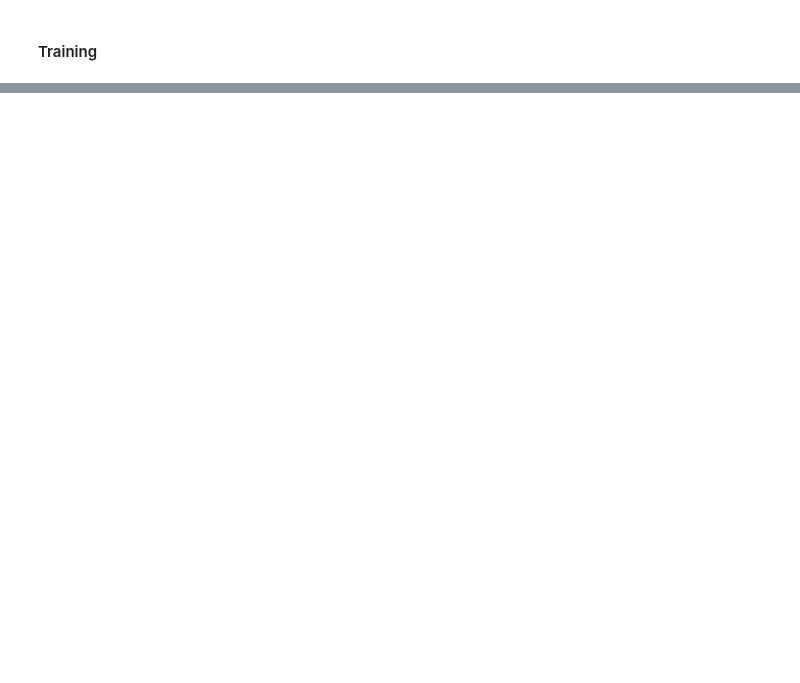
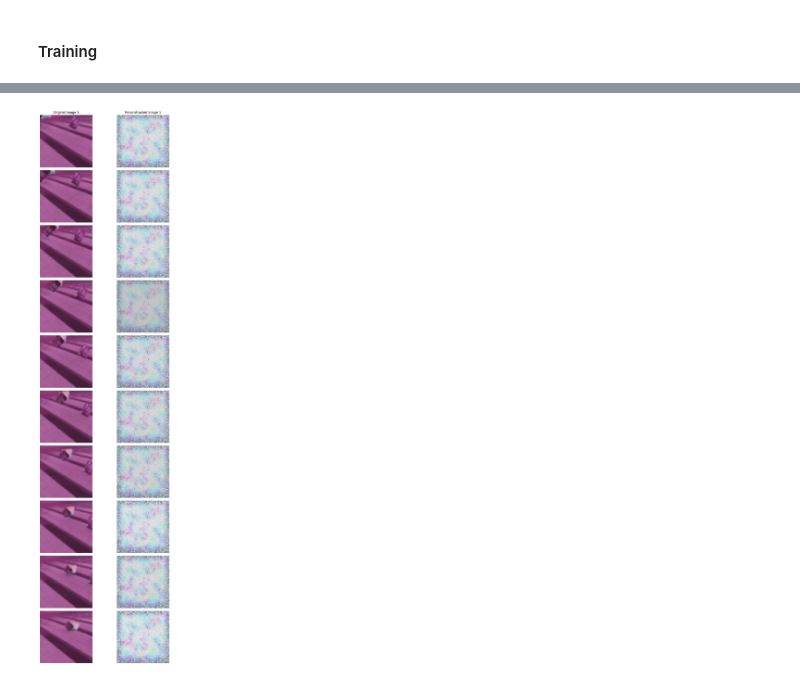
Before and after one commit to MasHBRS/VideoTracker, a Jupyter notebook: src/demo/ViT_Full_Transformer_Demo.ipynb, the cells around one changed output, grey strips where cells are left out. Cells and saved outputs as stored; diff of their text form; code cells hidden in the pictures; blank space fills up the shorter version.

Commit message:
preparing for displaying reconstruction.

```diff
--- a/src/demo/ViT_Full_Transformer_Demo.ipynb
+++ b/src/demo/ViT_Full_Transformer_Demo.ipynb
@@ -131,0 +161,4 @@ vit
+# %%
+vit=defineVIT()
+print(f"ViT has {count_model_params(vit)} parameters")
+vit
@@ -150,0 +202,4 @@ decoder
+# %%
+decoder=defineDecoder()
+print(f"Decoder has {count_model_params(decoder)} parameters")
+decoder
@@ -199,0 +299,43 @@ plt.show()
+# %%
+test_dataset = VideoDataset(data_path=general_configs["data_path"],
+                            split='validation',
+                            number_of_frames_per_video=general_configs["number_of_frames_per_video"],
+                            max_objects_in_scene=general_configs["max_objects_in_scene"],
+                            halve_dataset=True,
+                            is_test_dataset=True,
+                            transforms=transform_composition)
+test_loader = DataLoader(dataset=test_dataset,
+                            batch_size=general_configs["batch_size"],
+                            shuffle=False,
+                            drop_last=True)
+# %%
+import random
+
+
+iterator=iter(test_loader)
+coms,bboxes,masks,rgbs,flows=next(iterator)
+transformer.eval()
+with torch.no_grad():
+   recons = transformer(rgbs.to(device),masks=masks.to(device)).to('cpu')
+
+number_of_images=10
+number_of_columns=2
+video_index=random.randint(0,recons.shape[0])
+fig, ax = plt.subplots(number_of_images,number_of_columns)
+fig.set_size_inches(number_of_columns*5, number_of_images*3)
+
+for i in range (number_of_images):
+    for i in range(number_of_images):
+        ax[i,1].imshow((recons[video_index,i]*255).clamp(0, 255).permute(1,2,0).byte().numpy())
+        ax[i,1].axis("off")
+        ax[i,0].imshow((rgbs[video_index,i]*255).clamp(0, 255).permute(1,2,0).byte().numpy())
+        ax[i,0].axis("off")
+        if i==0:
+            ax[i,1].set_title(f"Reconstructed Image {i+1}")
+            ax[i,0].set_title(f"Original Image {i+1}")
+
+
+plt.tight_layout()
+plt.show()
+# %% [output]
+[figure, added]
```
Also changed, not shown: parts of 14 cells of this notebook.
